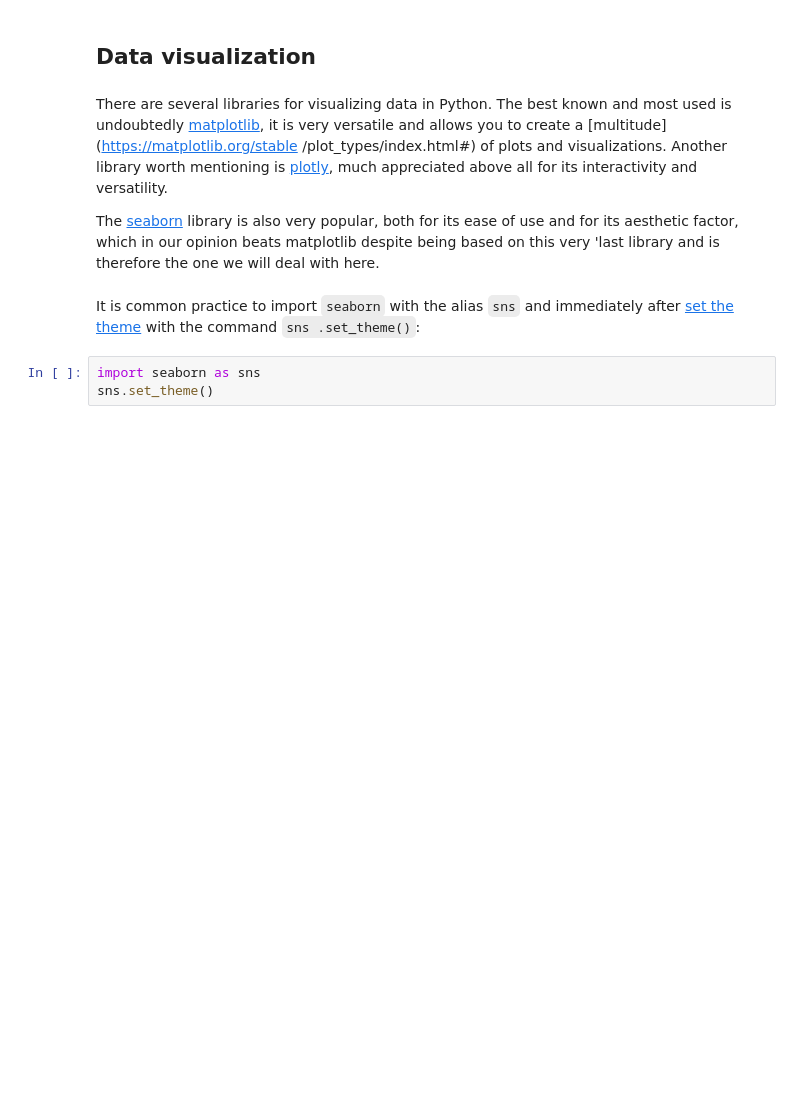
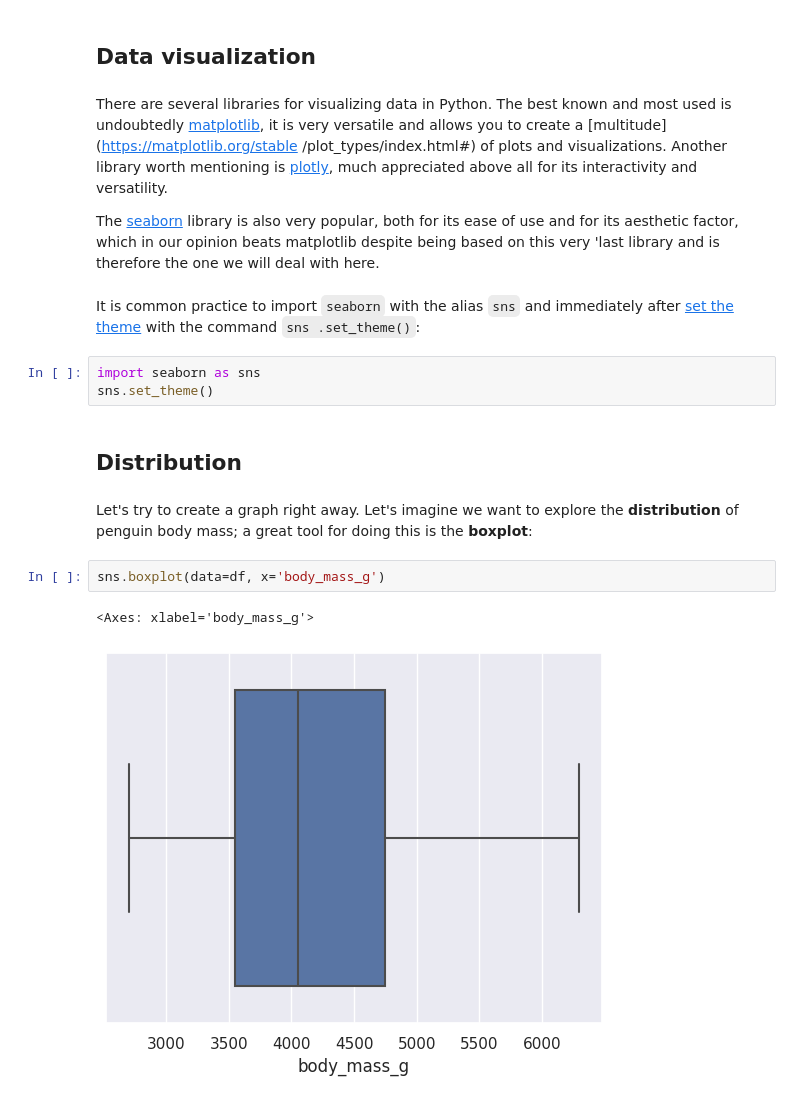
Before and after one commit to JungleKiosk/py_Scratch, a Jupyter notebook: py_DataAnalysis.ipynb, the cells around one changed output. Cells and saved outputs as stored; diff of their text form; blank space fills up the shorter version.

Commit message:
distribution

```diff
--- a/py_DataAnalysis.ipynb
+++ b/py_DataAnalysis.ipynb
@@ -257,3 +290,12 @@ It is common practice to import `seaborn` with the alias `sns` and immediately a
 # %%
 import seaborn as sns
 sns.set_theme()
+# %% [markdown]
+## Distribution
+# %% [markdown]
+Let's try to create a graph right away. Let's imagine we want to explore the **distribution** of penguin body mass; a great tool for doing this is the **boxplot**:
+# %%
+sns.boxplot(data=df, x='body_mass_g')
+# %% [output]
+<Axes: xlabel='body_mass_g'>
+[figure, added]
```
Also changed, not shown: parts of 15 cells of this notebook.
